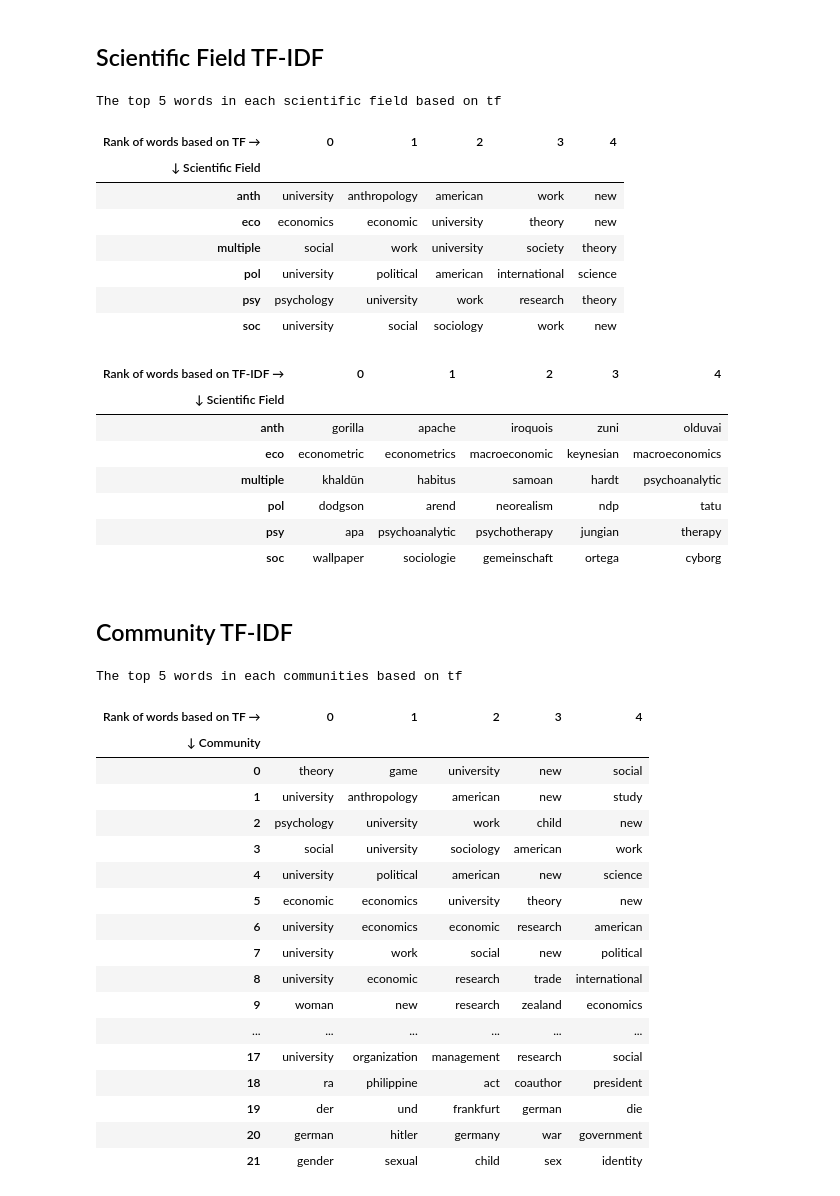
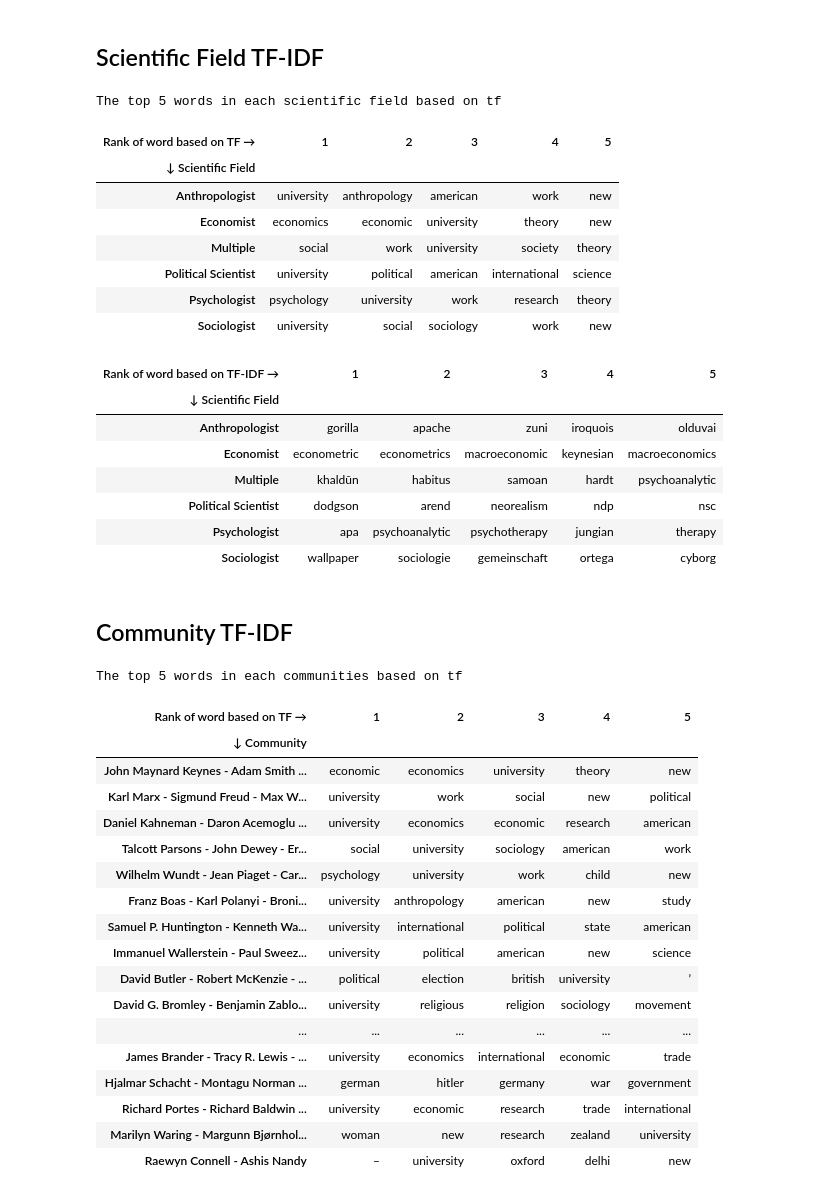
Before and after one commit to EsbenBL/social_graph_exam, a Jupyter notebook: Text Analysis.ipynb, the cells around one changed output. Drawn from its saved outputs; the diff is of its cells as text; code cells hidden in the pictures.

```diff
--- a/Text Analysis.ipynb
+++ b/Text Analysis.ipynb
@@ -235,6 +235,11 @@ field_tf_idf = calc_tf_idf(field_dict)
 com_tf_idf = calc_tf_idf(com_dict)
 # %% [markdown]
 ## Scientific Field TF-IDF
+# %%
+import json
+# import community sizes
+with open('com_size_dict.json', 'r', encoding = 'utf-8') as f:
+    com_size_dict = json.load(f)
 # %%
 print('The top 5 words in each scientific field based on tf')
 
@@ -242,8 +247,9 @@ print('The top 5 words in each scientific field based on tf')
 l = [list(computeTF(_txt))[:5] for _com, _txt in field_dict.items()]
 # to df
 _df = pd.DataFrame(l, index = field_dict.keys())
+_df.columns = range(1,6) # rename columns
 _df = _df.rename_axis('↓ Scientific Field', axis = 0)
-_df = _df.rename_axis('Rank of words based on TF →', axis = 1).sort_index()
+_df = _df.rename_axis('Rank of word based on TF →', axis = 1).sort_index()
 
 ''' save df as html table '''
 with open('html_tables/field_tf.html', "w", encoding='utf-8') as f:
@@ -252,14 +258,14 @@ with open('html_tables/field_tf.html', "w", encoding='utf-8') as f:
 _df
 # %% [output]
 The top 5 words in each scientific field based on tf
-| Rank of words based on TF → | 0 | 1 | 2 | 3 | 4 |
+| Rank of word based on TF → | 1 | 2 | 3 | 4 | 5 |
 | ↓ Scientific Field |  |  |  |  |  |
-| anth | university | anthropology | american | work | new |
-| eco | economics | economic | university | theory | new |
-| multiple | social | work | university | society | theory |
-| pol | university | political | american | international | science |
-| psy | psychology | university | work | research | theory |
-| soc | university | social | sociology | work | new |
+| Anthropologist | university | anthropology | american | work | new |
+| Economist | economics | economic | university | theory | new |
+| Multiple | social | work | university | society | theory |
+| Political Scientist | university | political | american | international | science |
+| Psychologist | psychology | university | work | research | theory |
+| Sociologist | university | social | sociology | work | new |
 # %%
 ''' The 5 most important word for each scientific field based on TF-IDF'''
 
@@ -268,8 +274,9 @@ l =  [list(field_tf_idf[_field].sort_values(ascending=False)[:5].index) for _fie
 
 # to df
 _df = pd.DataFrame(l, index = field_tf_idf.columns)
+_df.columns = range(1,6) # rename columns
 _df = _df.rename_axis('↓ Scientific Field', axis = 0)
-_df = _df.rename_axis('Rank of words based on TF-IDF →', axis = 1).sort_index()
+_df = _df.rename_axis('Rank of word based on TF-IDF →', axis = 1).sort_index()
 
 ''' save df as html table '''
 with open('html_tables/field_tf_idf.html', "w", encoding='utf-8') as f:
@@ -277,51 +284,56 @@ with open('html_tables/field_tf_idf.html', "w", encoding='utf-8') as f:
 
 _df
 # %% [output]
-| Rank of words based on TF-IDF → | 0 | 1 | 2 | 3 | 4 |
+| Rank of word based on TF-IDF → | 1 | 2 | 3 | 4 | 5 |
 | ↓ Scientific Field |  |  |  |  |  |
-| anth | gorilla | apache | iroquois | zuni | olduvai |
-| eco | econometric | econometrics | macroeconomic | keynesian | macroeconomics |
-| multiple | khaldūn | habitus | samoan | hardt | psychoanalytic |
-| pol | dodgson | arend | neorealism | ndp | tatu |
-| psy | apa | psychoanalytic | psychotherapy | jungian | therapy |
-| soc | wallpaper | sociologie | gemeinschaft | ortega | cyborg |
+| Anthropologist | gorilla | apache | zuni | iroquois | olduvai |
+| Economist | econometric | econometrics | macroeconomic | keynesian | macroeconomics |
+| Multiple | khaldūn | habitus | samoan | hardt | psychoanalytic |
+| Political Scientist | dodgson | arend | neorealism | ndp | nsc |
+| Psychologist | apa | psychoanalytic | psychotherapy | jungian | therapy |
+| Sociologist | wallpaper | sociologie | gemeinschaft | ortega | cyborg |
 # %% [markdown]
 ## Community TF-IDF
 # %%
 print('The top 5 words in each communities based on tf')
 
+# Sort based on community size
+com_dict = dict(sorted(com_dict.items(), key=lambda x: com_size_dict[x[0]], reverse= True))
+
 # calc top 5 tf ranks for each community
 l = [list(computeTF(_txt))[:5] for _com, _txt in com_dict.items()]
+
 # to df
 _df = pd.DataFrame(l, index = com_dict.keys())
+_df.columns = range(1,6) # rename columns
 _df = _df.rename_axis('↓ Community', axis = 0)
-_df = _df.rename_axis('Rank of words based on TF →', axis = 1).sort_index()
+_df = _df.rename_axis('Rank of word based on TF →', axis = 1)
 
 ''' save df as html table '''
 with open('html_tables/community_tf.html', "w", encoding='utf-8') as f:
     f.write(_df.to_html().replace('border="1"','border="0"')) # set border = 0, to make it prettier
 
 _df
 # %% [output]
 The top 5 words in each communities based on tf
-| Rank of words based on TF → | 0 | 1 | 2 | 3 | 4 |
+| Rank of word based on TF → | 1 | 2 | 3 | 4 | 5 |
 | ↓ Community |  |  |  |  |  |
-| 0 | theory | game | university | new | social |
-| 1 | university | anthropology | american | new | study |
-| 2 | psychology | university | work | child | new |
-| 3 | social | university | sociology | american | work |
-| 4 | university | political | american | new | science |
-| 5 | economic | economics | university | theory | new |
-| 6 | university | economics | economic | research | american |
-| 7 | university | work | social | new | political |
-| 8 | university | economic | research | trade | international |
-| 9 | woman | new | research | zealand | economics |
+| John Maynard Keynes - Adam Smith ... | economic | economics | university | theory | new |
+| Karl Marx - Sigmund Freud - Max W... | university | work | social | new | political |
+| Daniel Kahneman - Daron Acemoglu ... | university | economics | economic | research | american |
+| Talcott Parsons - John Dewey - Er... | social | university | sociology | american | work |
+| Wilhelm Wundt - Jean Piaget - Car... | psychology | university | work | child | new |
+| Franz Boas - Karl Polanyi - Broni... | university | anthropology | american | new | study |
+| Samuel P. Huntington - Kenneth Wa... | university | international | political | state | american |
+| Immanuel Wallerstein - Paul Sweez... | university | political | american | new | science |
+| David Butler - Robert McKenzie - ... | political | election | british | university | ’ |
+| David G. Bromley - Benjamin Zablo... | university | religious | religion | sociology | movement |
 | ... | ... | ... | ... | ... | ... |
-| 17 | university | organization | management | research | social |
-| 18 | ra | philippine | act | coauthor | president |
-| 19 | der | und | frankfurt | german | die |
-| 20 | german | hitler | germany | war | government |
-| 21 | gender | sexual | child | sex | identity |
+| James Brander - Tracy R. Lewis - ... | university | economics | international | economic | trade |
+| Hjalmar Schacht - Montagu Norman ... | german | hitler | germany | war | government |
+| Richard Portes - Richard Baldwin ... | university | economic | research | trade | international |
+| Marilyn Waring - Margunn Bjørnhol... | woman | new | research | zealand | university |
+| Raewyn Connell - Ashis Nandy | – | university | oxford | delhi | new |
 # %%
 ''' The 5 most important word for each community based on TF-IDF'''
 
```
Also changed, not shown: parts of 2 cells of this notebook, 14 other files.
